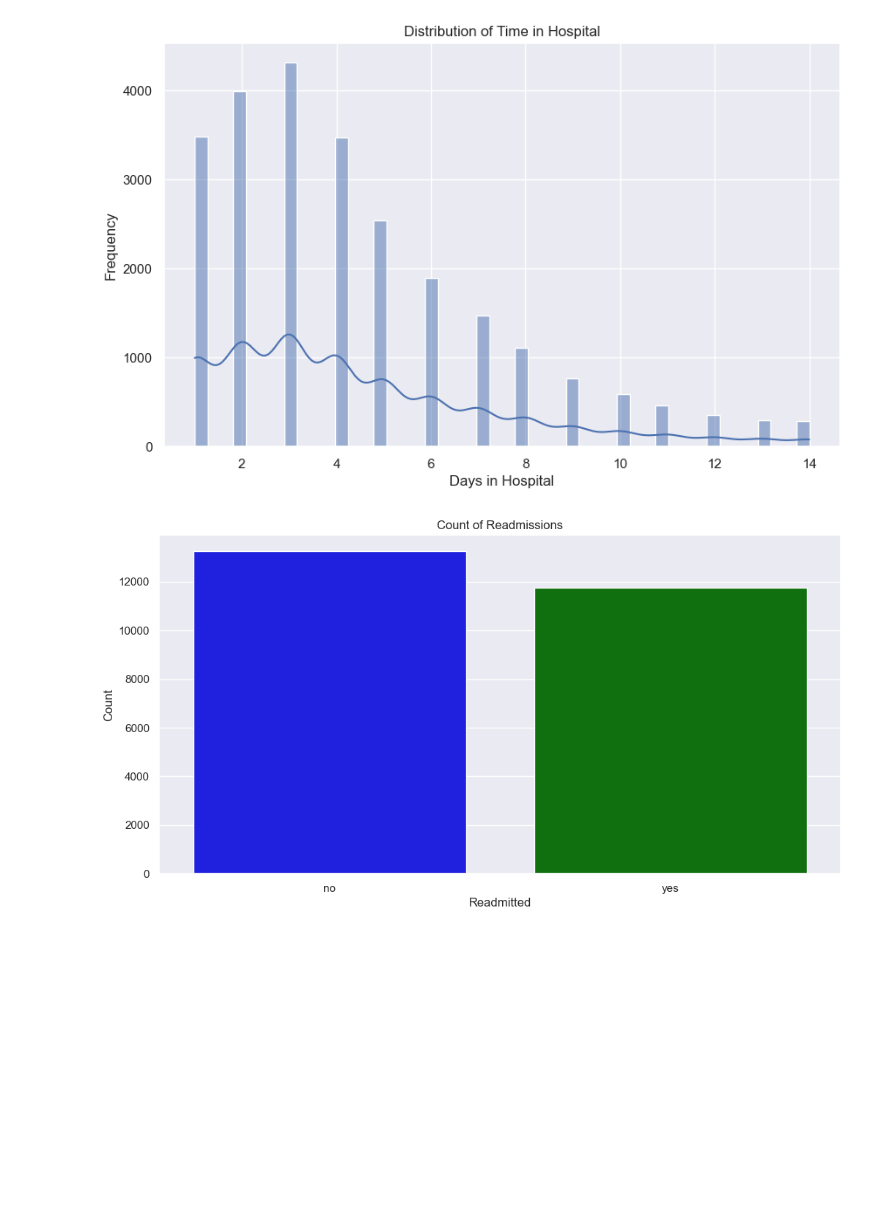
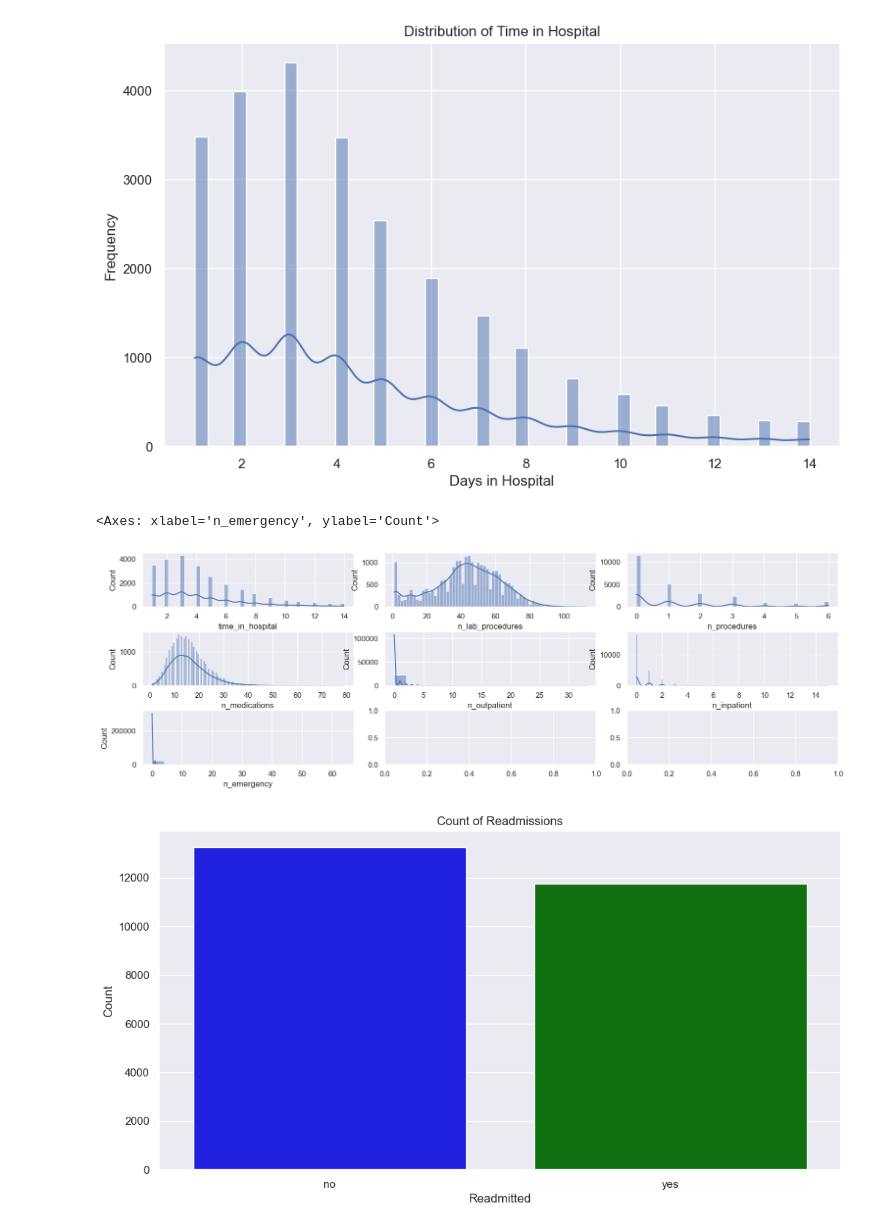
Before and after one commit to TahaTikriti/Hospital_readmission_Project, a Jupyter notebook: data_exploration.ipynb, the cells around one changed output. Saved outputs shown, nothing was run; the diff lists cells and outputs as text; code cells hidden in the pictures; blank space fills up the shorter version.

```diff
--- a/data_exploration.ipynb
+++ b/data_exploration.ipynb
@@ -85,6 +85,20 @@ plt.ylabel('Frequency')
 plt.show()
 # %% [output]
 [figure]
+# %%
+fig, axs = plt.subplots(3, 3, figsize=(15, 5))
+fig.tight_layout()
+
+sns.histplot(data = df, x = 'time_in_hospital', ax = axs[0, 0], kde = True)
+sns.histplot(data = df, x = 'n_lab_procedures', ax = axs[0, 1], kde = True)
+sns.histplot(data = df, x = 'n_procedures', ax = axs[0, 2], kde = True)
+sns.histplot(data = df, x = 'n_medications', ax = axs[1, 0], kde = True)
+sns.histplot(data = df, x = 'n_outpatient', ax = axs[1, 1], kde = True)
+sns.histplot(data = df, x = 'n_inpatient', ax = axs[1, 2], kde = True)
+sns.histplot(data = df, x = 'n_emergency', ax = axs[2, 0], kde = True)
+# %% [output]
+<Axes: xlabel='n_emergency', ylabel='Count'>
+[figure, added]
 # %%
 plt.figure(figsize=(12, 6))
 sns.countplot(x='readmitted', data=df, palette=['blue', 'green'], legend= False, hue='readmitted')
```
Also changed, not shown: parts of 10 cells of this notebook, 1 other file.
